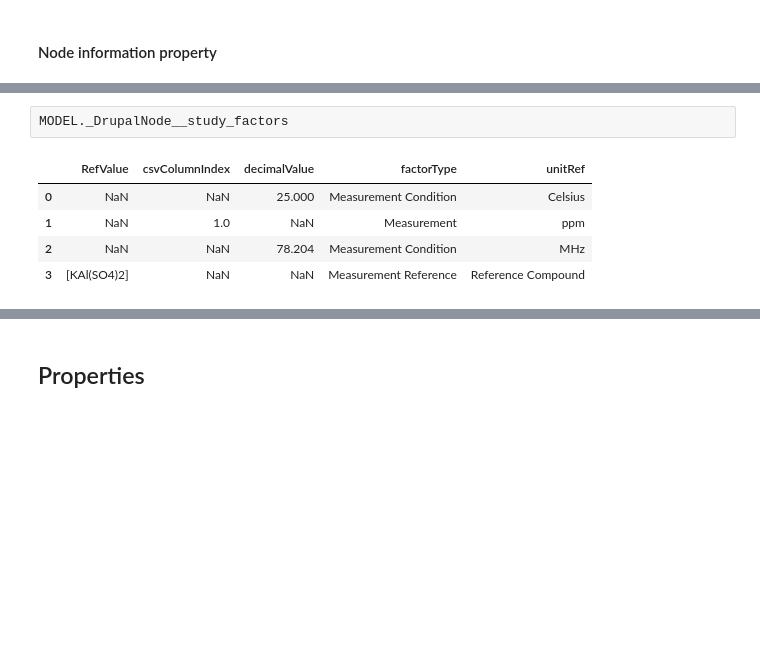
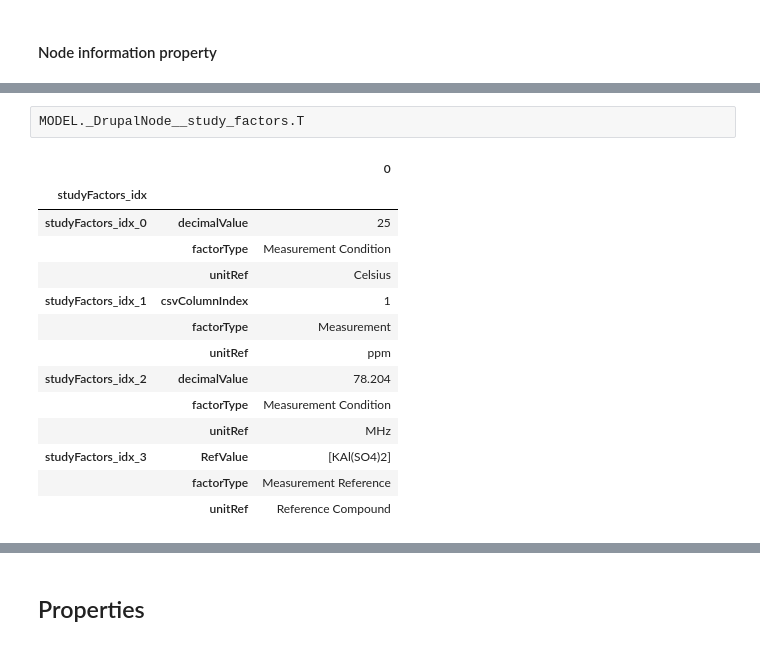
Before and after one commit to biggstd/isaDream, a Jupyter notebook: dev_notebooks/vis_01.ipynb, the cells around one changed output, grey strips where cells are left out. Drawn from its saved outputs; the diff is of its cells as text; blank space fills up the shorter version.

```diff
--- a/dev_notebooks/vis_01.ipynb
+++ b/dev_notebooks/vis_01.ipynb
@@ -75,9 +82,18 @@ MODEL._DrupalNode__node_information
 # %%
-MODEL._DrupalNode__study_factors
+MODEL._DrupalNode__study_factors.T
 # %% [output]
-|  | RefValue | csvColumnIndex | decimalValue | factorType | unitRef |
-| 0 | NaN | NaN | 25.000 | Measurement Condition | Celsius |
-| 1 | NaN | 1.0 | NaN | Measurement | ppm |
-| 2 | NaN | NaN | 78.204 | Measurement Condition | MHz |
-| 3 | [KAl(SO4)2] | NaN | NaN | Measurement Reference | Reference Compound |
+|  |  | 0 |
+| studyFactors_idx |  |  |
+| studyFactors_idx_0 | decimalValue | 25 |
+|  | factorType | Measurement Condition |
+|  | unitRef | Celsius |
+| studyFactors_idx_1 | csvColumnIndex | 1 |
+|  | factorType | Measurement |
+|  | unitRef | ppm |
+| studyFactors_idx_2 | decimalValue | 78.204 |
+|  | factorType | Measurement Condition |
+|  | unitRef | MHz |
+| studyFactors_idx_3 | RefValue | [KAl(SO4)2] |
+|  | factorType | Measurement Reference |
+|  | unitRef | Reference Compound |
 # %%
```
Also changed, not shown: parts of 12 cells of this notebook, 1 other file.
